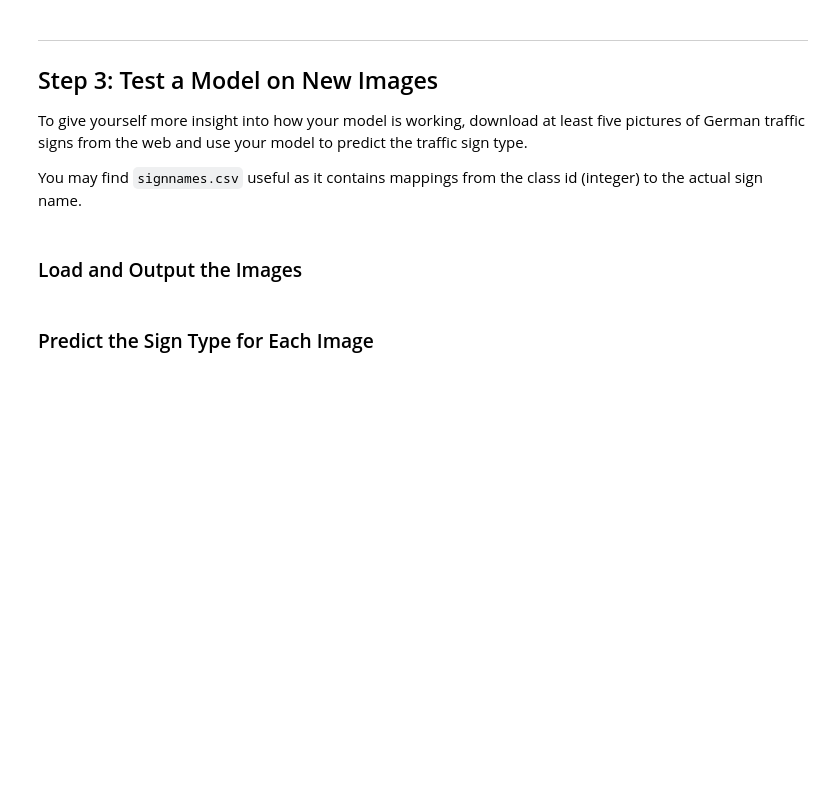
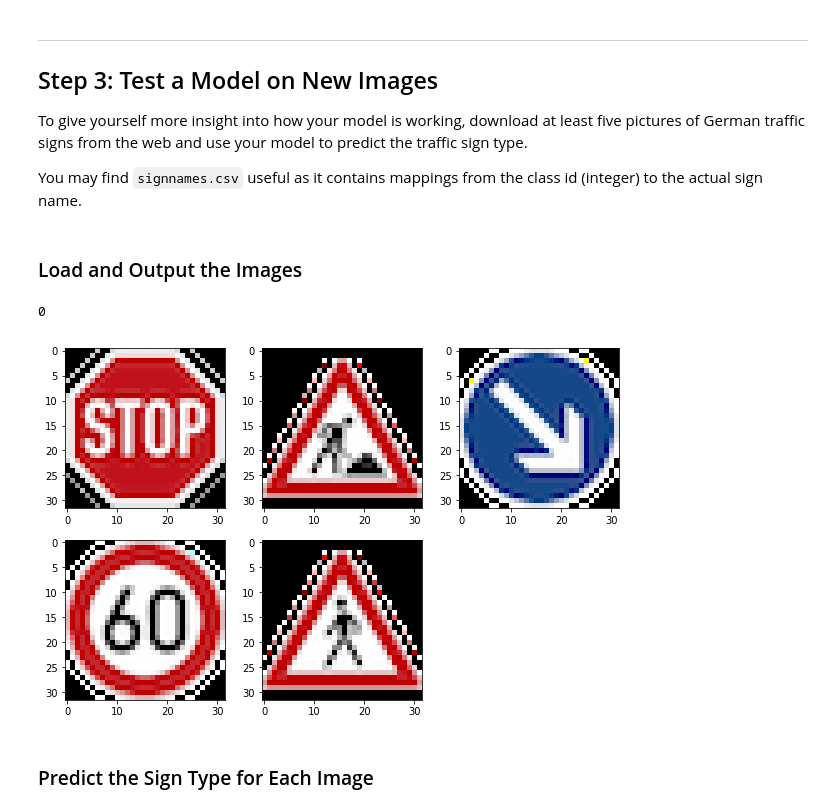
Before and after one commit to malnakli/CarND-Traffic-Sign-Classifier-Project, a Jupyter notebook: Traffic_Sign_Classifier.ipynb, the cells around one changed output. Saved outputs shown, nothing was run; the diff lists cells and outputs as text; code cells hidden in the pictures; blank space fills up the shorter version.

Commit message:
add image from web

```diff
--- a/Traffic_Sign_Classifier.ipynb
+++ b/Traffic_Sign_Classifier.ipynb
@@ -616,3 +584,29 @@ You may find `signnames.csv` useful as it contains mappings from the class id (i
+# %%
+### Load the images and plot them here.
+### Feel free to use as many code cells as needed.
+# taken from https://en.wikipedia.org/wiki/Road_signs_in_Germany
+dirname = "test_images/"
+test_images_path =   [s for s in os.listdir(dirname) if s.endswith('.png')]
+x_images = []
+for img_path in test_images_path:
+    img = mpimg.imread(dirname + img_path)
+    # convert from 4 channel to 3
+    img = cv2.cvtColor(img,cv2.COLOR_RGBA2RGB)
+    width = img.shape[0]
+    height = img.shape[1]
+    if (width or height) < 32:
+        pad_width = int(( 32 - width) / 2)
+        pad_height = int((32 - height) /2)
+        # Pad images with 0s
+        img = np.pad(img, ((pad_width,pad_width),(pad_height,pad_height),(0,0)), 'constant')
+
+    x_images.append(img)
+
+x_images = np.array(x_images)
+show_image(x_images)
+# %% [output]
+0
+[figure, added]
 # %% [markdown]
 ### Predict the Sign Type for Each Image
 # %%
```
Also changed, not shown: parts of 16 cells of this notebook, 6 other files.
